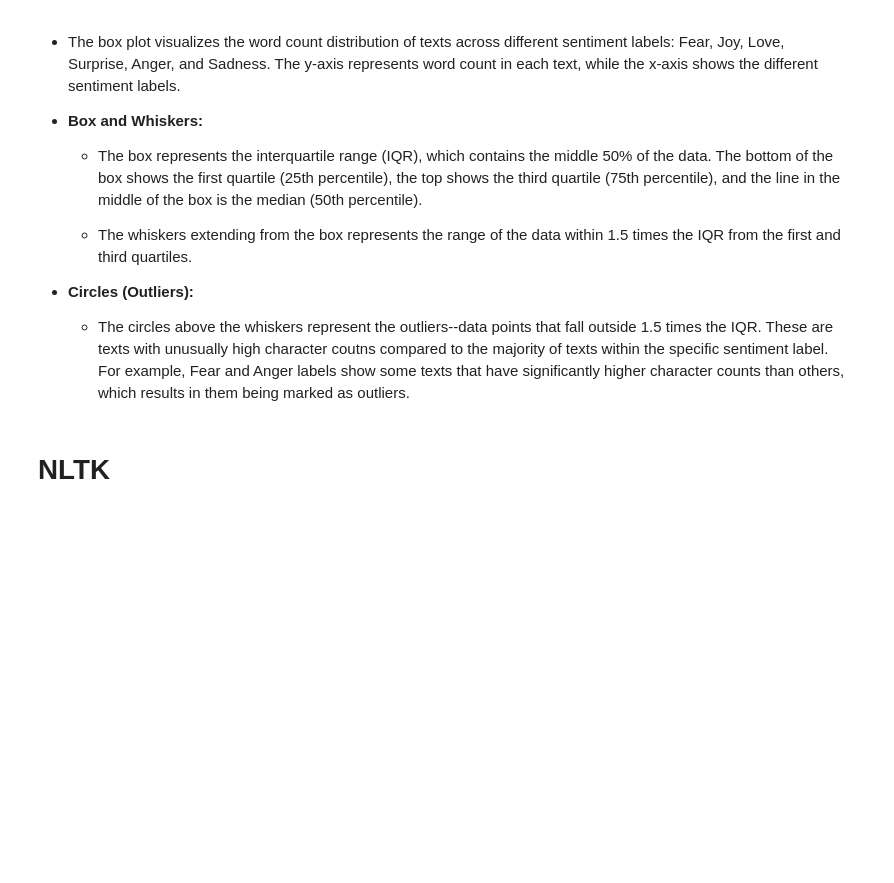
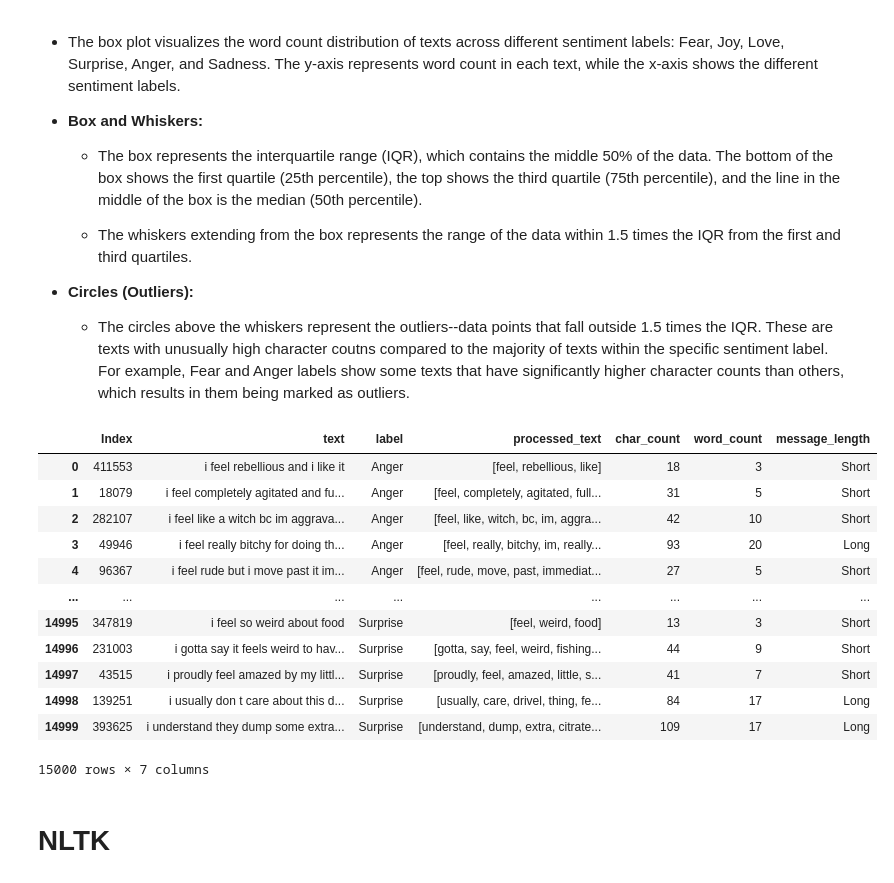
Before and after one commit to APaguil1990/AFFECTV_MCO, a Jupyter notebook: AFFECTV_MCO_Remake.ipynb, the cells around one changed output. Drawn from its saved outputs; the diff is of its cells as text; code cells hidden in the pictures; blank space fills up the shorter version.

```diff
--- a/AFFECTV_MCO_Remake.ipynb
+++ b/AFFECTV_MCO_Remake.ipynb
@@ -475,6 +475,22 @@ plt.show()
 
 - **Circles (Outliers):**
     - The circles above the whiskers represent the outliers--data points that fall outside 1.5 times the IQR. These are texts with unusually high character coutns compared to the majority of texts within the specific sentiment label. For example, Fear and Anger labels show some texts that have significantly higher character counts than others, which results in them being marked as outliers.
+# %%
+df
+# %% [output]
+|  | Index | text | label | processed_text | char_count | word_count | message_length |
+| 0 | 411553 | i feel rebellious and i like it | Anger | [feel, rebellious, like] | 18 | 3 | Short |
+| 1 | 18079 | i feel completely agitated and fu... | Anger | [feel, completely, agitated, full... | 31 | 5 | Short |
+| 2 | 282107 | i feel like a witch bc im aggrava... | Anger | [feel, like, witch, bc, im, aggra... | 42 | 10 | Short |
+| 3 | 49946 | i feel really bitchy for doing th... | Anger | [feel, really, bitchy, im, really... | 93 | 20 | Long |
+| 4 | 96367 | i feel rude but i move past it im... | Anger | [feel, rude, move, past, immediat... | 27 | 5 | Short |
+| ... | ... | ... | ... | ... | ... | ... | ... |
+| 14995 | 347819 | i feel so weird about food | Surprise | [feel, weird, food] | 13 | 3 | Short |
+| 14996 | 231003 | i gotta say it feels weird to hav... | Surprise | [gotta, say, feel, weird, fishing... | 44 | 9 | Short |
+| 14997 | 43515 | i proudly feel amazed by my littl... | Surprise | [proudly, feel, amazed, little, s... | 41 | 7 | Short |
+| 14998 | 139251 | i usually don t care about this d... | Surprise | [usually, care, drivel, thing, fe... | 84 | 17 | Long |
+| 14999 | 393625 | i understand they dump some extra... | Surprise | [understand, dump, extra, citrate... | 109 | 17 | Long |
+15000 rows × 7 columns
 # %% [markdown]
 # **NLTK**
 # %% [markdown]
```
Also changed, not shown: parts of 7 cells of this notebook, 12 other files.
